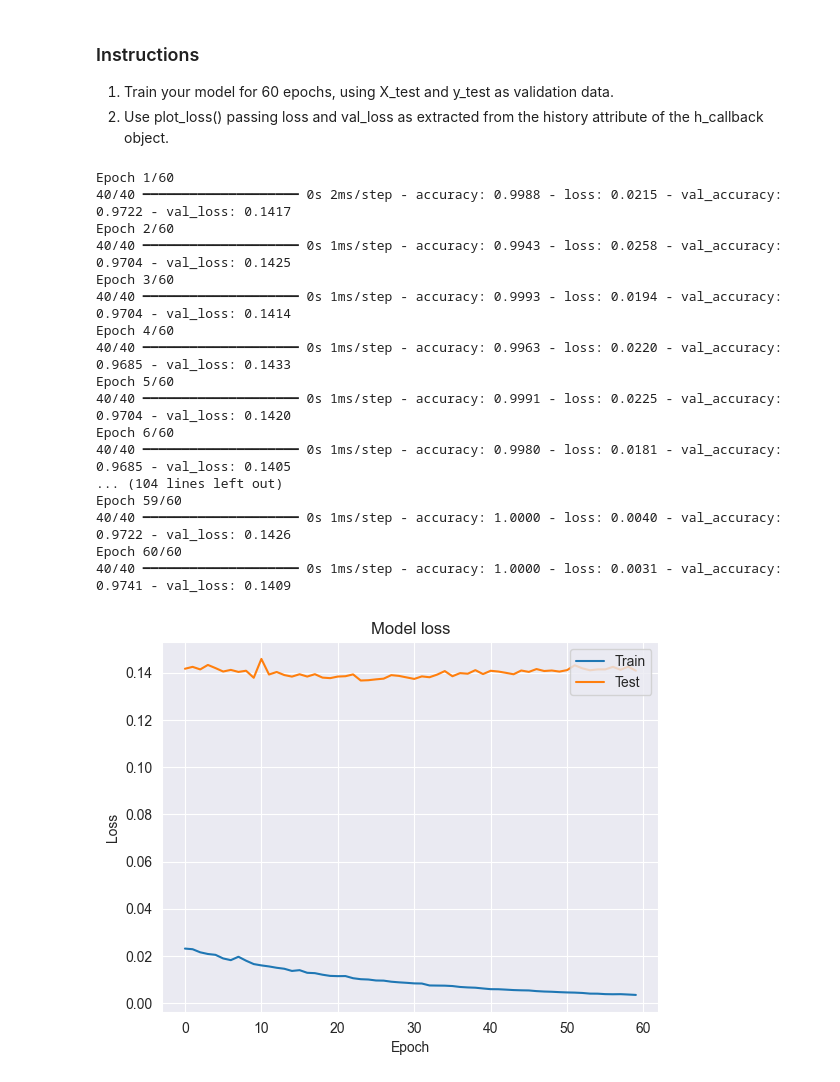
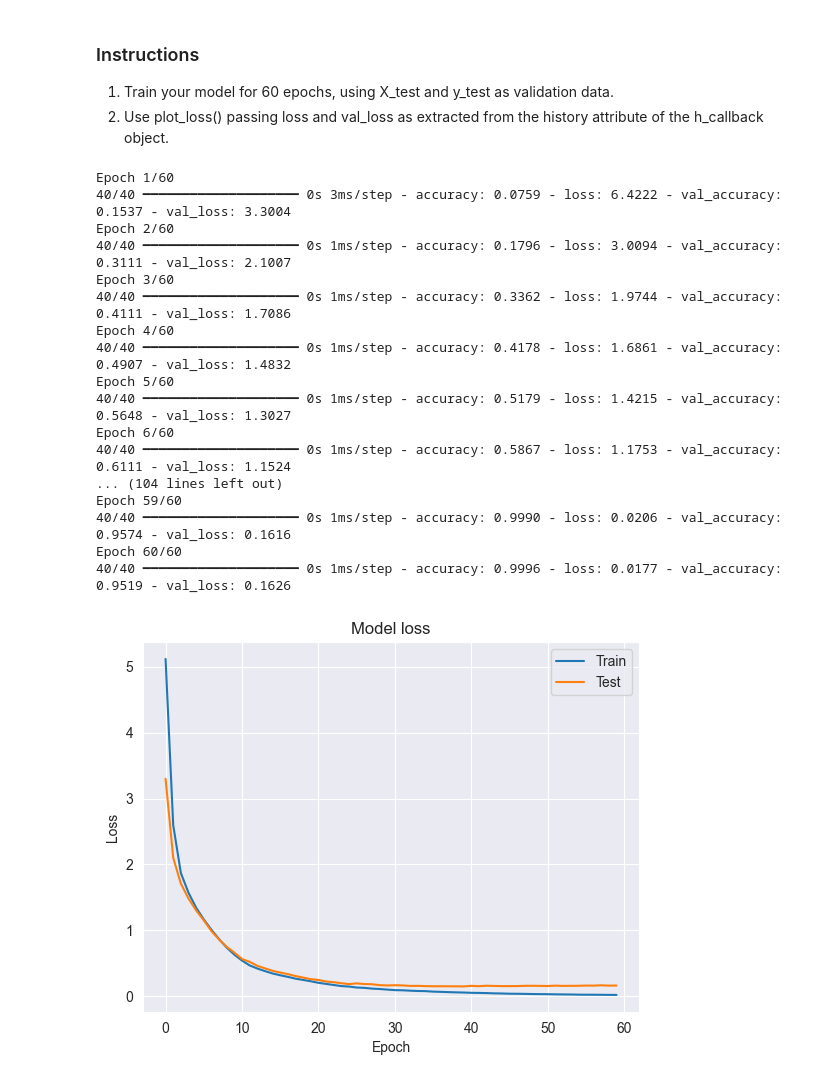
Before and after one commit to bodhichristian/notebooks, a Jupyter notebook: ml/deep_learning/learning_curves.ipynb, the cells around one changed output. Drawn from its saved outputs; the diff is of its cells as text; code cells hidden in the pictures.

```diff
--- a/ml/deep_learning/learning_curves.ipynb
+++ b/ml/deep_learning/learning_curves.ipynb
@@ -31,12 +52,13 @@
 # %%
 from sklearn.datasets import load_digits
 from sklearn.model_selection import train_test_split
-from sklearn.preprocessing import OneHotEncoder
-from sklearn.model_selection import train_test_split
 from tensorflow.keras.models import Sequential
 from tensorflow.keras.layers import Dense
+from tensorflow.keras.callbacks import EarlyStopping
 from tensorflow.keras import Input
 import matplotlib.pyplot as plt
+import numpy as np
+import pandas as pd
 
 # Load the digits dataset
 digits = load_digits()
@@ -45,7 +67,6 @@ X, y = digits.data, digits.target
 # Split into training and testing sets (30% test)
 X_train, X_test, y_train, y_test = train_test_split(X, y, test_size=0.3, random_state=42)
 
-# One-hot encode the labels
-encoder = OneHotEncoder(sparse_output=False)
-y_train_encoded = encoder.fit_transform(y_train.reshape(-1, 1))
-y_test_encoded = encoder.transform(y_test.reshape(-1, 1))
+# One-hot encode the labels using get_dummies and overwrite previous values
+y_train = pd.get_dummies(y_train).values
+y_test = pd.get_dummies(y_test).values
@@ -100,22 +109,22 @@ def plot_loss(loss,val_loss):
-# %%
-h_callback = model.fit(X_train, y_train_encoded, epochs=60, validation_data=(X_test, y_test_encoded))
-plot_loss(h_callback.history['loss'], h_callback.history['val_loss'])
-# %% [output]
-Epoch 1/60
-40/40 ━━━━━━━━━━━━━━━━━━━━ 0s 2ms/step - accuracy: 0.9988 - loss: 0.0215 - val_accuracy: 0.9722 - val_loss: 0.1417
-Epoch 2/60
-40/40 ━━━━━━━━━━━━━━━━━━━━ 0s 1ms/step - accuracy: 0.9943 - loss: 0.0258 - val_accuracy: 0.9704 - val_loss: 0.1425
-Epoch 3/60
-40/40 ━━━━━━━━━━━━━━━━━━━━ 0s 1ms/step - accuracy: 0.9993 - loss: 0.0194 - val_accuracy: 0.9704 - val_loss: 0.1414
-Epoch 4/60
-40/40 ━━━━━━━━━━━━━━━━━━━━ 0s 1ms/step - accuracy: 0.9963 - loss: 0.0220 - val_accuracy: 0.9685 - val_loss: 0.1433
-Epoch 5/60
-40/40 ━━━━━━━━━━━━━━━━━━━━ 0s 1ms/step - accuracy: 0.9991 - loss: 0.0225 - val_accuracy: 0.9704 - val_loss: 0.1420
-Epoch 6/60
-40/40 ━━━━━━━━━━━━━━━━━━━━ 0s 1ms/step - accuracy: 0.9980 - loss: 0.0181 - val_accuracy: 0.9685 - val_loss: 0.1405
-... (104 lines left out)
-Epoch 59/60
-40/40 ━━━━━━━━━━━━━━━━━━━━ 0s 1ms/step - accuracy: 1.0000 - loss: 0.0040 - val_accuracy: 0.9722 - val_loss: 0.1426
-Epoch 60/60
-40/40 ━━━━━━━━━━━━━━━━━━━━ 0s 1ms/step - accuracy: 1.0000 - loss: 0.0031 - val_accuracy: 0.9741 - val_loss: 0.1409
-[figure, removed]
+# %%
+h_callback = model.fit(X_train, y_train, epochs=60, validation_data=(X_test, y_test))
+plot_loss(h_callback.history['loss'], h_callback.history['val_loss'])
+# %% [output]
+Epoch 1/60
+40/40 ━━━━━━━━━━━━━━━━━━━━ 0s 3ms/step - accuracy: 0.0759 - loss: 6.4222 - val_accuracy: 0.1537 - val_loss: 3.3004
+Epoch 2/60
+40/40 ━━━━━━━━━━━━━━━━━━━━ 0s 1ms/step - accuracy: 0.1796 - loss: 3.0094 - val_accuracy: 0.3111 - val_loss: 2.1007
+Epoch 3/60
+40/40 ━━━━━━━━━━━━━━━━━━━━ 0s 1ms/step - accuracy: 0.3362 - loss: 1.9744 - val_accuracy: 0.4111 - val_loss: 1.7086
+Epoch 4/60
+40/40 ━━━━━━━━━━━━━━━━━━━━ 0s 1ms/step - accuracy: 0.4178 - loss: 1.6861 - val_accuracy: 0.4907 - val_loss: 1.4832
+Epoch 5/60
+40/40 ━━━━━━━━━━━━━━━━━━━━ 0s 1ms/step - accuracy: 0.5179 - loss: 1.4215 - val_accuracy: 0.5648 - val_loss: 1.3027
+Epoch 6/60
+40/40 ━━━━━━━━━━━━━━━━━━━━ 0s 1ms/step - accuracy: 0.5867 - loss: 1.1753 - val_accuracy: 0.6111 - val_loss: 1.1524
+... (104 lines left out)
+Epoch 59/60
+40/40 ━━━━━━━━━━━━━━━━━━━━ 0s 1ms/step - accuracy: 0.9990 - loss: 0.0206 - val_accuracy: 0.9574 - val_loss: 0.1616
+Epoch 60/60
+40/40 ━━━━━━━━━━━━━━━━━━━━ 0s 1ms/step - accuracy: 0.9996 - loss: 0.0177 - val_accuracy: 0.9519 - val_loss: 0.1626
+[figure, added]
```
Also changed, not shown: parts of 8 cells of this notebook.
